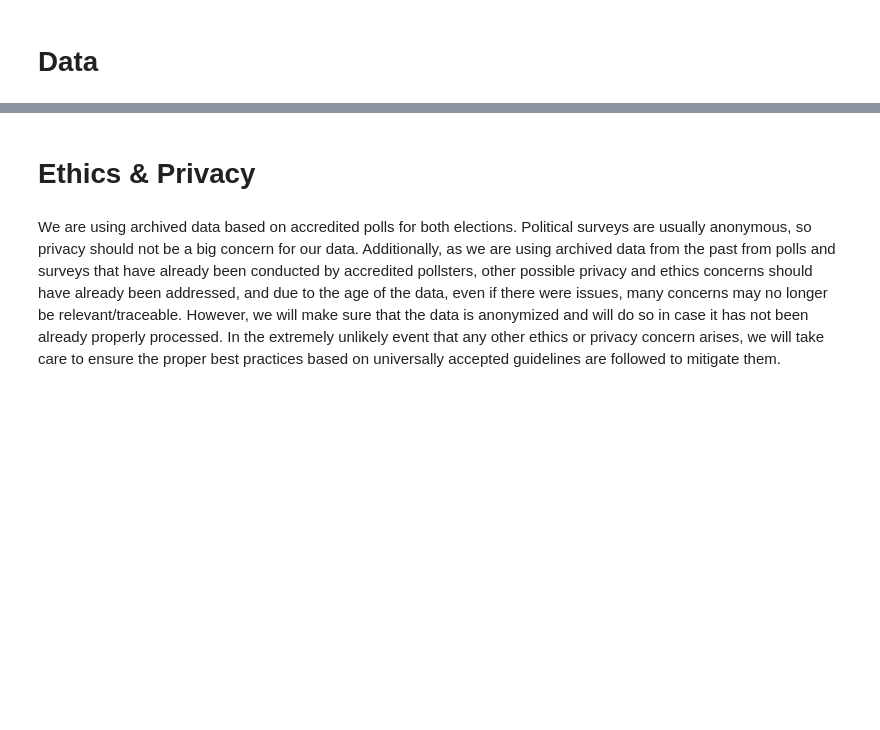
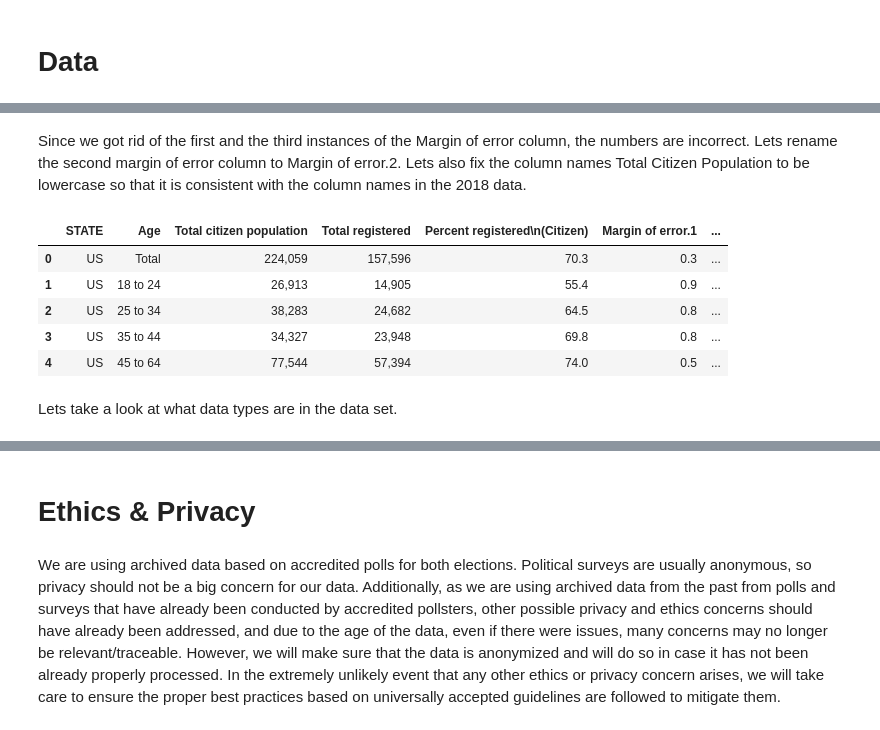
Before and after one commit to sumavintha/voter-turnout-analysis, a Jupyter notebook: VoterTurnoutAnalysis.ipynb, the cells around one changed output, grey strips where cells are left out. Saved outputs shown, nothing was run; the diff lists cells and outputs as text; code cells hidden in the pictures; blank space fills up the shorter version.

```diff
--- a/VoterTurnoutAnalysis.ipynb
+++ b/VoterTurnoutAnalysis.ipynb
@@ -39,0 +107,16 @@ https://apnorc.org/wp-content/uploads/2020/02/MTV-AP-NORC-Comparing-the-Politica
+# %% [markdown]
+Since we got rid of the first and the third instances of the Margin of error column, the numbers are incorrect. Lets rename the second margin of error column to Margin of error.2. Lets also fix the column names Total Citizen Population to be lowercase so that it is consistent with the column names in the 2018 data.
+# %%
+## RENAMING THE INDICES OF THE MARGIN OF ERROR COLUMNS AND FIXING COLUMN NAMES
+voting2016_cleaned.rename(columns={'Margin of Error.1' : 'Margin of error.1', 'Margin of Error.3' : 'Margin of error.2', 'Total Citizen Population' : 'Total citizen population'}, inplace=True)
+
+voting2016_cleaned.head()
+# %% [output]
+|  | STATE | Age | Total citizen population | Total registered | Percent registered\n(Citizen) | Margin of error.1 | ... |
+| 0 | US | Total | 224,059 | 157,596 | 70.3 | 0.3 | ... |
+| 1 | US | 18 to 24 | 26,913 | 14,905 | 55.4 | 0.9 | ... |
+| 2 | US | 25 to 34 | 38,283 | 24,682 | 64.5 | 0.8 | ... |
+| 3 | US | 35 to 44 | 34,327 | 23,948 | 69.8 | 0.8 | ... |
+| 4 | US | 45 to 64 | 77,544 | 57,394 | 74.0 | 0.5 | ... |
+# %% [markdown]
+Lets take a look at what data types are in the data set.
```
Also changed, not shown: parts of 41 cells of this notebook.
